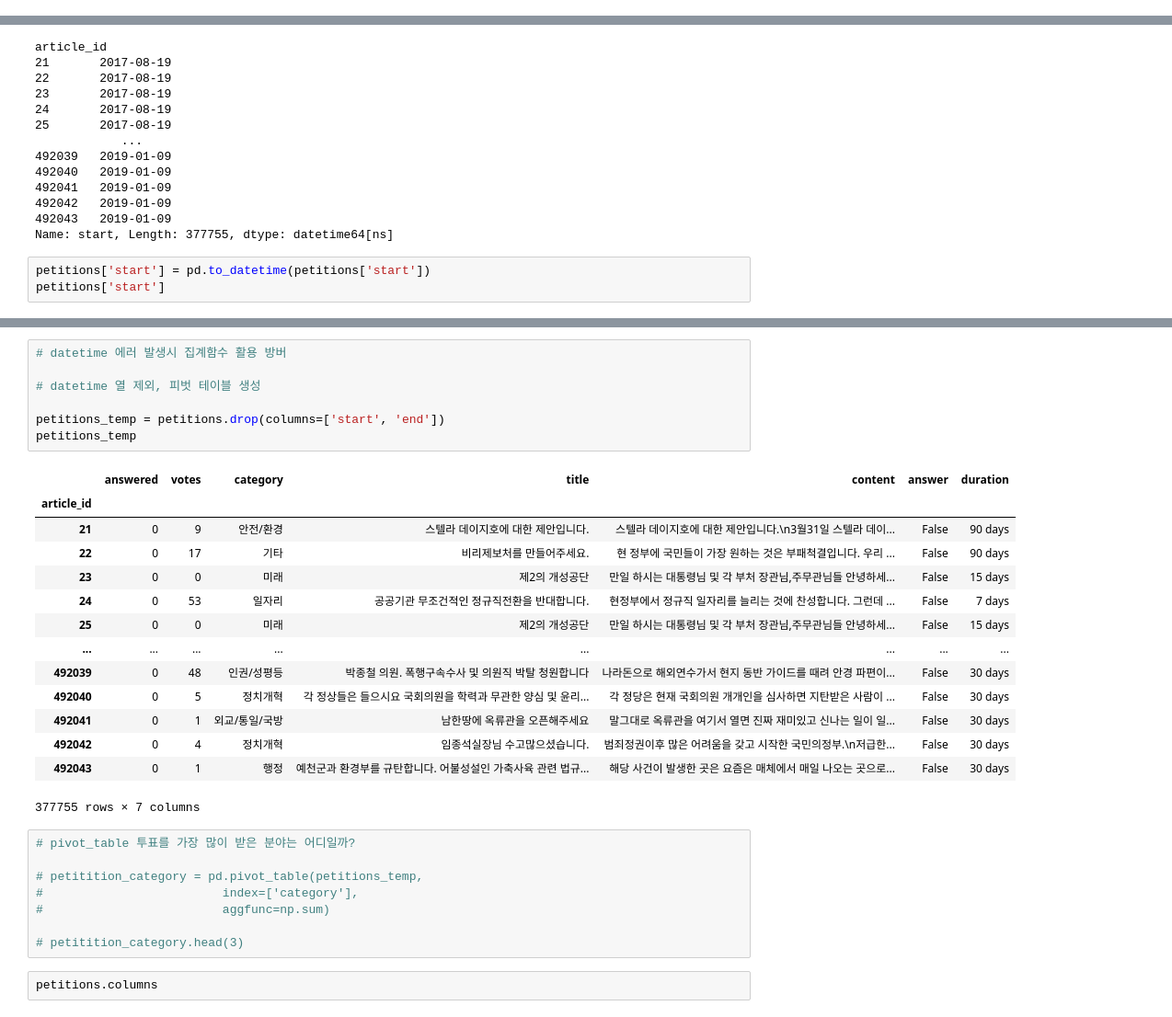
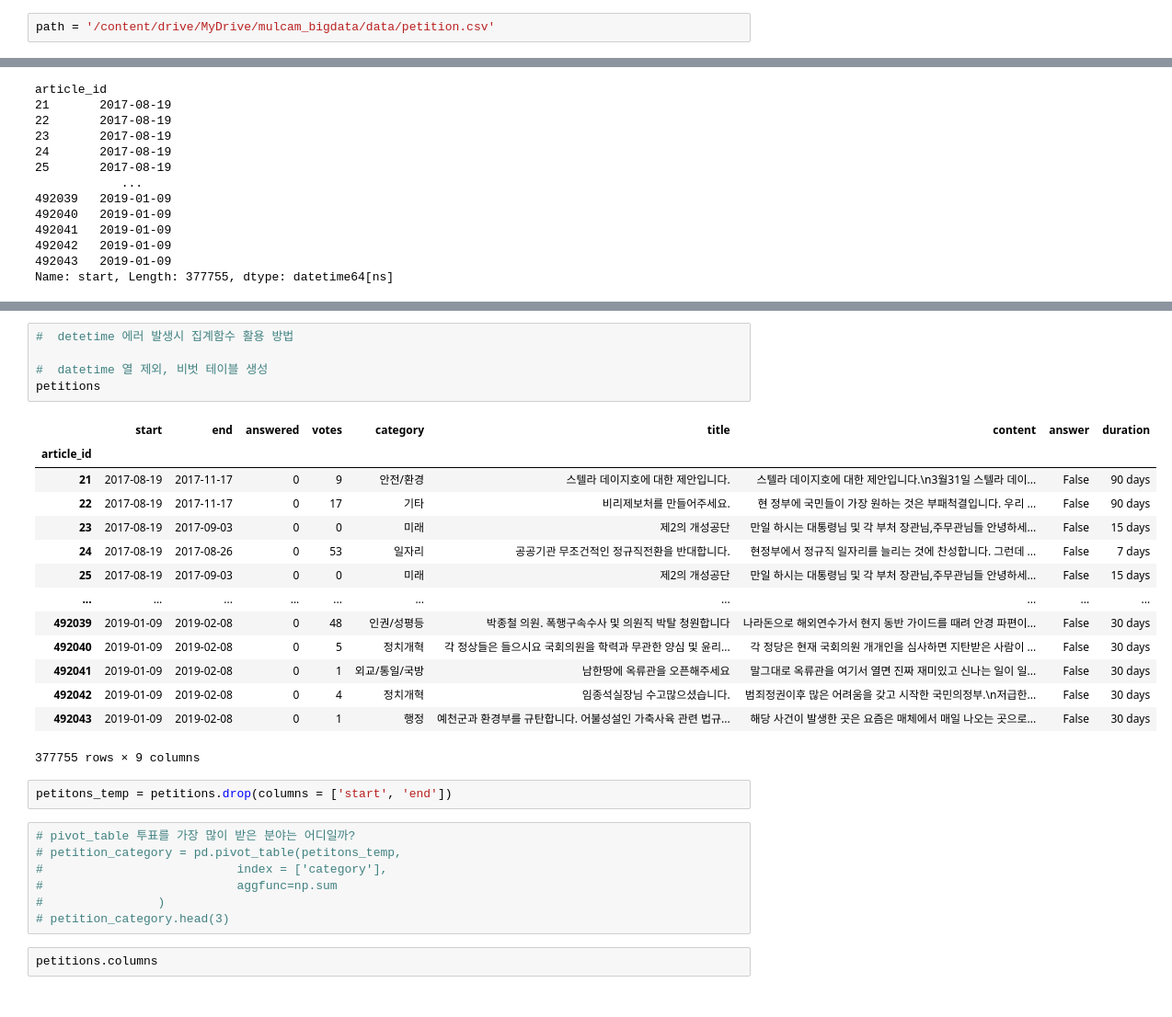
Before and after one commit to Kkimjiwoo/data_analysis_study, a Jupyter notebook: 실습/petition_국민청원_데이터분석.ipynb, the cells around one changed output, grey strips where cells are left out. Shown at 92% size. Drawn from its saved outputs; the diff is of its cells as text.

```diff
--- a/실습/petition_국민청원_데이터분석.ipynb
+++ b/실습/petition_국민청원_데이터분석.ipynb
@@ -30,6 +34,8 @@ Requirement already satisfied: python-dateutil>=2.7 in /usr/local/lib/python3.10
 Requirement already satisfied: pytz>=2020.1 in /usr/local/lib/python3.10/dist-packages (from pandas>=1.5.0->plotnine) (2023.4)
 Requirement already satisfied: tzdata>=2022.1 in /usr/local/lib/python3.10/dist-packages (from pandas>=1.5.0->plotnine) (2024.1)
 Requirement already satisfied: six in /usr/local/lib/python3.10/dist-packages (from patsy>=0.5.1->plotnine) (1.16.0)
+# %%
+path = '/content/drive/MyDrive/mulcam_bigdata/data/petition.csv'
 # %%
 from plotnine import *
 # %%
@@ -507,6 +571,3 @@ article_id
 492042   2019-01-09
 492043   2019-01-09
 Name: start, Length: 377755, dtype: datetime64[ns]
-# %%
-petitions['start'] = pd.to_datetime(petitions['start'])
-petitions['start']
@@ -527,33 +574,32 @@ Name: start, Length: 377755, dtype: datetime64[ns]
 # %%
-# datetime 에러 발생시 집계함수 활용 방버
+#  detetime 에러 발생시 집계함수 활용 방법
 
-# datetime 열 제외, 피벗 테이블 생성
-
-petitions_temp = petitions.drop(columns=['start', 'end'])
-petitions_temp
+#  datetime 열 제외, 비벗 테이블 생성
+petitions
 # %% [output]
-|  | answered | votes | category | title | content | answer | duration |
-| article_id |  |  |  |  |  |  |  |
-| 21 | 0 | 9 | 안전/환경 | 스텔라 데이지호에 대한 제안입니다. | 스텔라 데이지호에 대한 제안입니다.\n3월31일 스텔라 데이... | False | 90 days |
-| 22 | 0 | 17 | 기타 | 비리제보처를 만들어주세요. | 현 정부에 국민들이 가장 원하는 것은 부패척결입니다. 우리 ... | False | 90 days |
-| 23 | 0 | 0 | 미래 | 제2의 개성공단 | 만일 하시는 대통령님 및 각 부처 장관님,주무관님들 안녕하세... | False | 15 days |
-| 24 | 0 | 53 | 일자리 | 공공기관 무조건적인 정규직전환을 반대합니다. | 현정부에서 정규직 일자리를 늘리는 것에 찬성합니다. 그런데 ... | False | 7 days |
-| 25 | 0 | 0 | 미래 | 제2의 개성공단 | 만일 하시는 대통령님 및 각 부처 장관님,주무관님들 안녕하세... | False | 15 days |
-| ... | ... | ... | ... | ... | ... | ... | ... |
-| 492039 | 0 | 48 | 인권/성평등 | 박종철 의원. 폭행구속수사 및 의원직 박탈 청원합니다 | 나라돈으로 해외연수가서 현지 동반 가이드를 때려 안경 파편이... | False | 30 days |
-| 492040 | 0 | 5 | 정치개혁 | 각 정상들은 들으시요 국회의원을 학력과 무관한 양심 및 윤리... | 각 정당은 현재 국회의원 개개인을 심사하면 지탄받은 사람이 ... | False | 30 days |
-| 492041 | 0 | 1 | 외교/통일/국방 | 남한땅에 옥류관을 오픈해주세요 | 말그대로 옥류관을 여기서 열면 진짜 재미있고 신나는 일이 일... | False | 30 days |
-| 492042 | 0 | 4 | 정치개혁 | 임종석실장님 수고많으셨습니다. | 범죄정권이후 많은 어려움을 갖고 시작한 국민의정부.\n저급한... | False | 30 days |
-| 492043 | 0 | 1 | 행정 | 예천군과 환경부를 규탄합니다. 어불성설인 가축사육 관련 법규... | 해당 사건이 발생한 곳은 요즘은 매체에서 매일 나오는 곳으로... | False | 30 days |
+|  | start | end | answered | votes | category | title | content | answer | duration |
+| article_id |  |  |  |  |  |  |  |  |  |
+| 21 | 2017-08-19 | 2017-11-17 | 0 | 9 | 안전/환경 | 스텔라 데이지호에 대한 제안입니다. | 스텔라 데이지호에 대한 제안입니다.\n3월31일 스텔라 데이... | False | 90 days |
+| 22 | 2017-08-19 | 2017-11-17 | 0 | 17 | 기타 | 비리제보처를 만들어주세요. | 현 정부에 국민들이 가장 원하는 것은 부패척결입니다. 우리 ... | False | 90 days |
+| 23 | 2017-08-19 | 2017-09-03 | 0 | 0 | 미래 | 제2의 개성공단 | 만일 하시는 대통령님 및 각 부처 장관님,주무관님들 안녕하세... | False | 15 days |
+| 24 | 2017-08-19 | 2017-08-26 | 0 | 53 | 일자리 | 공공기관 무조건적인 정규직전환을 반대합니다. | 현정부에서 정규직 일자리를 늘리는 것에 찬성합니다. 그런데 ... | False | 7 days |
+| 25 | 2017-08-19 | 2017-09-03 | 0 | 0 | 미래 | 제2의 개성공단 | 만일 하시는 대통령님 및 각 부처 장관님,주무관님들 안녕하세... | False | 15 days |
+| ... | ... | ... | ... | ... | ... | ... | ... | ... | ... |
+| 492039 | 2019-01-09 | 2019-02-08 | 0 | 48 | 인권/성평등 | 박종철 의원. 폭행구속수사 및 의원직 박탈 청원합니다 | 나라돈으로 해외연수가서 현지 동반 가이드를 때려 안경 파편이... | False | 30 days |
+| 492040 | 2019-01-09 | 2019-02-08 | 0 | 5 | 정치개혁 | 각 정상들은 들으시요 국회의원을 학력과 무관한 양심 및 윤리... | 각 정당은 현재 국회의원 개개인을 심사하면 지탄받은 사람이 ... | False | 30 days |
+| 492041 | 2019-01-09 | 2019-02-08 | 0 | 1 | 외교/통일/국방 | 남한땅에 옥류관을 오픈해주세요 | 말그대로 옥류관을 여기서 열면 진짜 재미있고 신나는 일이 일... | False | 30 days |
+| 492042 | 2019-01-09 | 2019-02-08 | 0 | 4 | 정치개혁 | 임종석실장님 수고많으셨습니다. | 범죄정권이후 많은 어려움을 갖고 시작한 국민의정부.\n저급한... | False | 30 days |
+| 492043 | 2019-01-09 | 2019-02-08 | 0 | 1 | 행정 | 예천군과 환경부를 규탄합니다. 어불성설인 가축사육 관련 법규... | 해당 사건이 발생한 곳은 요즘은 매체에서 매일 나오는 곳으로... | False | 30 days |
-377755 rows × 7 columns
+377755 rows × 9 columns
+# %%
+petitons_temp = petitions.drop(columns = ['start', 'end'])
 # %%
 # pivot_table 투표를 가장 많이 받은 분야는 어디일까?
-
-# petitition_category = pd.pivot_table(petitions_temp,
-#                         index=['category'],
-#                         aggfunc=np.sum)
-
-# petitition_category.head(3)
+# petition_category = pd.pivot_table(petitons_temp,
+#                           index = ['category'],
+#                           aggfunc=np.sum
+#                )
+# petition_category.head(3)
 # %%
 petitions.columns
 # %% [output]
```
Also changed, not shown: parts of 182 cells of this notebook.
